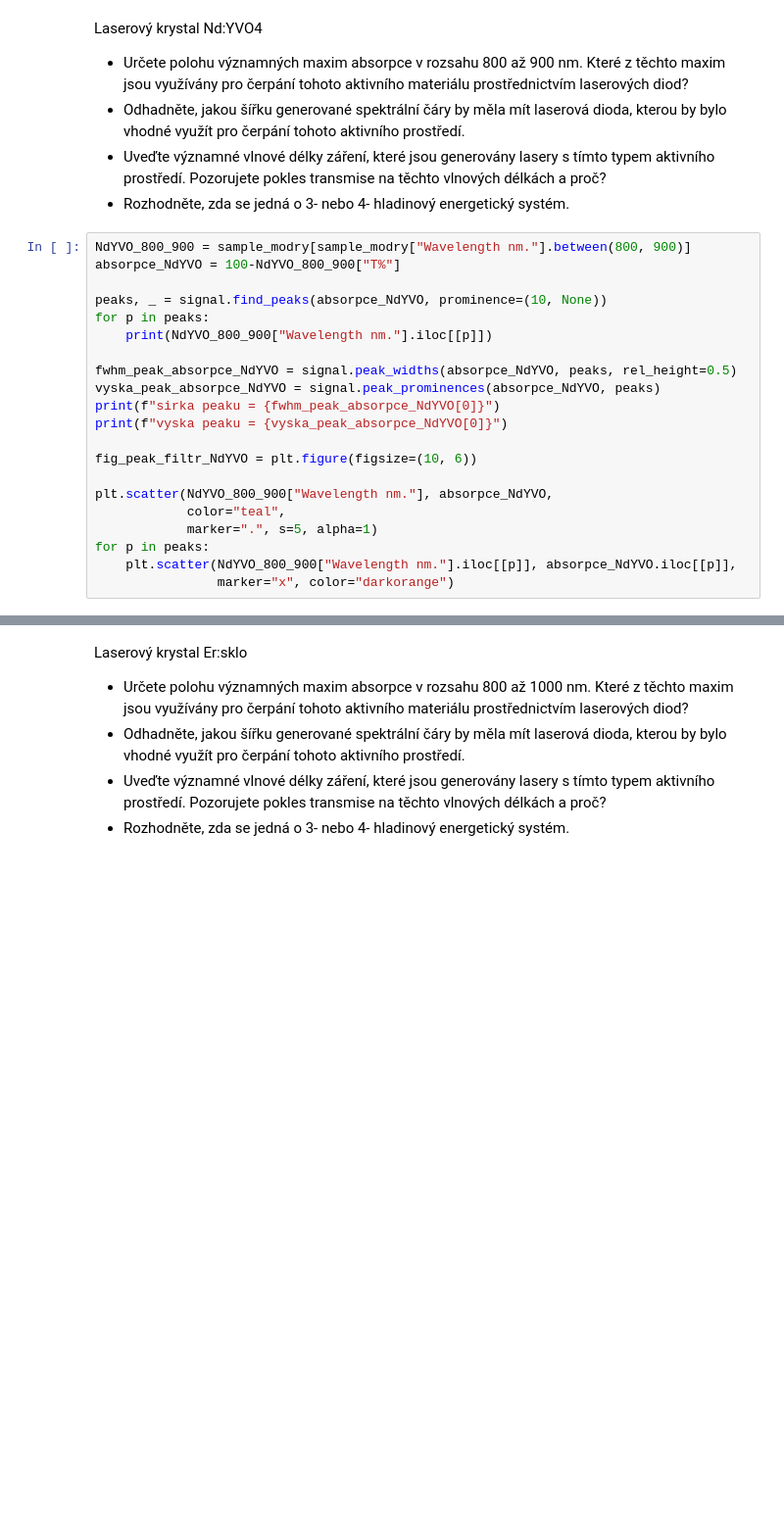
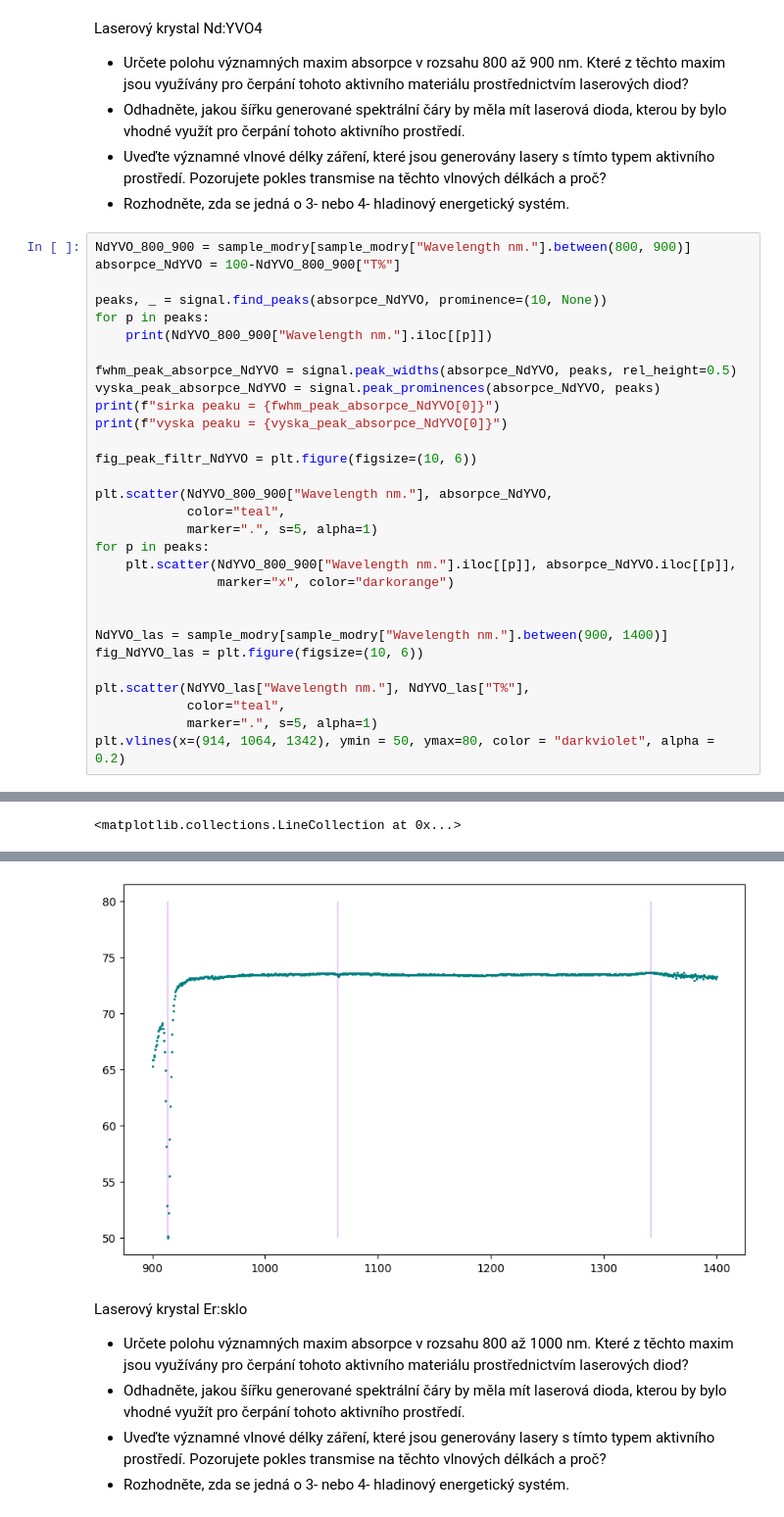
Before and after one commit to omikron-ceti/ZPLT, a Jupyter notebook: uloha_05/data_05/data_05.ipynb, the cells around one changed output, grey strips where cells are left out. Shown: that part at 98% size. Drawn from its saved outputs; the diff is of its cells as text; blank space fills up the shorter version.

```diff
--- a/uloha_05/data_05/data_05.ipynb
+++ b/uloha_05/data_05/data_05.ipynb
@@ -240,33 +243,44 @@ absorpce_NdYVO = 100-NdYVO_800_900["T%"]
 
 peaks, _ = signal.find_peaks(absorpce_NdYVO, prominence=(10, None))
 for p in peaks:
     print(NdYVO_800_900["Wavelength nm."].iloc[[p]])
 
 fwhm_peak_absorpce_NdYVO = signal.peak_widths(absorpce_NdYVO, peaks, rel_height=0.5)
 vyska_peak_absorpce_NdYVO = signal.peak_prominences(absorpce_NdYVO, peaks)
 print(f"sirka peaku = {fwhm_peak_absorpce_NdYVO[0]}")
 print(f"vyska peaku = {vyska_peak_absorpce_NdYVO[0]}")
 
 fig_peak_filtr_NdYVO = plt.figure(figsize=(10, 6))
 
 plt.scatter(NdYVO_800_900["Wavelength nm."], absorpce_NdYVO,
             color="teal",
             marker=".", s=5, alpha=1)
 for p in peaks:
     plt.scatter(NdYVO_800_900["Wavelength nm."].iloc[[p]], absorpce_NdYVO.iloc[[p]],
                 marker="x", color="darkorange")
+
+
+NdYVO_las = sample_modry[sample_modry["Wavelength nm."].between(900, 1400)]
+fig_NdYVO_las = plt.figure(figsize=(10, 6))
+
+plt.scatter(NdYVO_las["Wavelength nm."], NdYVO_las["T%"],
+            color="teal",
+            marker=".", s=5, alpha=1)
+plt.vlines(x=(914, 1064, 1342), ymin = 50, ymax=80, color = "darkviolet", alpha = 0.2)
 # %% [output]
 1218    809.0
 Name: Wavelength nm., dtype: float64
 1271    835.5
 Name: Wavelength nm., dtype: float64
 1357    878.5
 Name: Wavelength nm., dtype: float64
 1376    888.0
 Name: Wavelength nm., dtype: float64
 sirka peaku = [24.38784495  5.25505079 16.33890336  5.03829922]
 vyska peaku = [13.443 24.647 67.615 16.646]
+<matplotlib.collections.LineCollection at 0x...>
 [figure]
+[figure, added]
 # %% [markdown]
 Laserový krystal Er:sklo
 * Určete polohu významných maxim absorpce v rozsahu 800 až 1000 nm. Které
```
Also changed, not shown: parts of 2 cells of this notebook, 6 other files.
